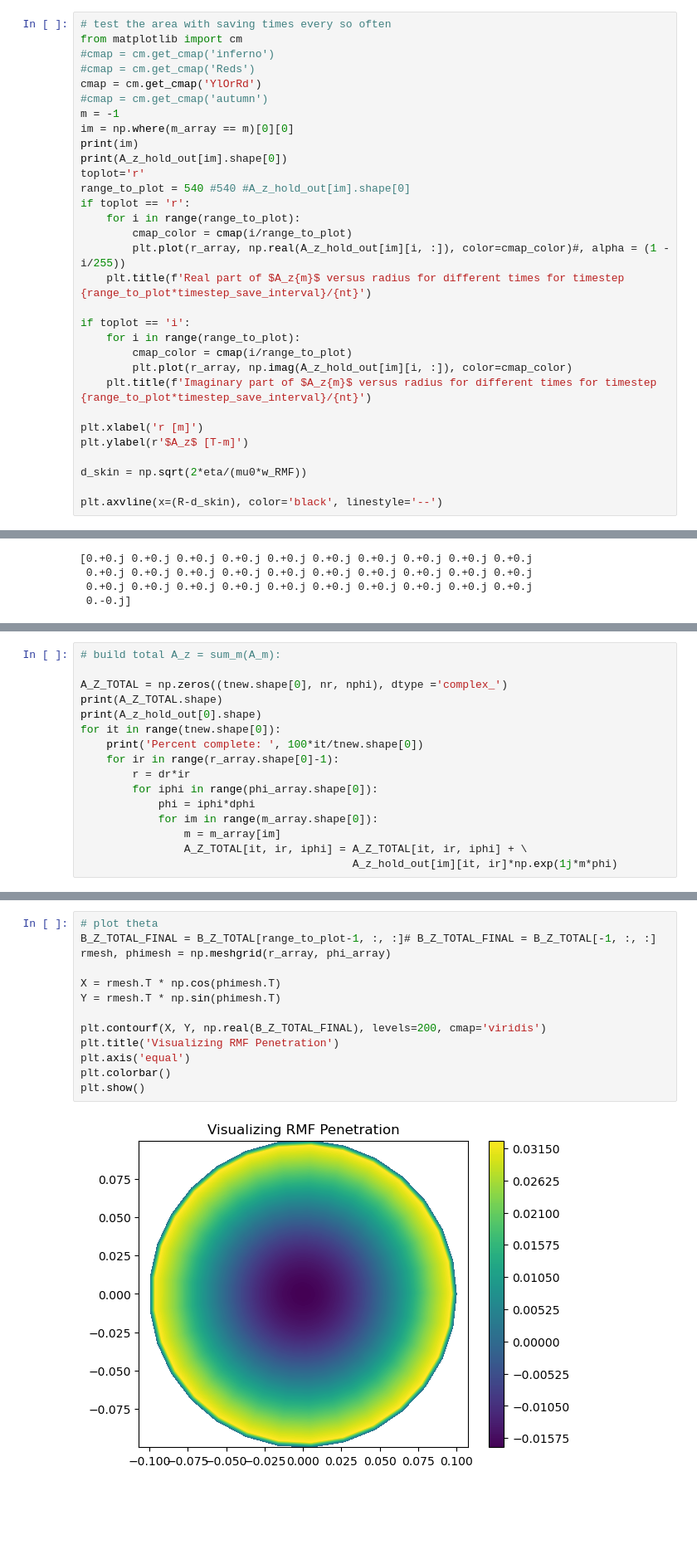
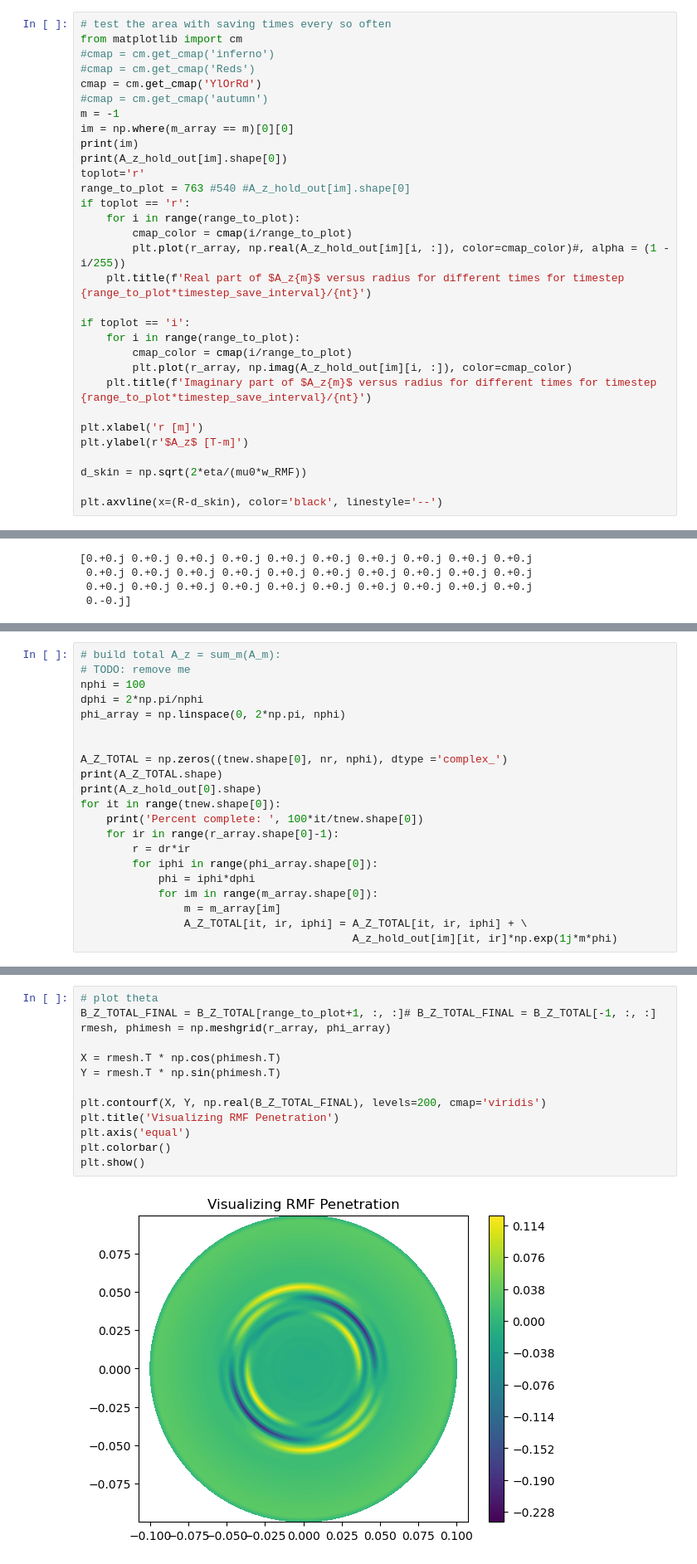
Before and after one commit to vandelij/FRC_RMF, a Jupyter notebook: predictor2_corrector_combine_RMF_code_case_Mlroy1999_fewer_time_steps - Copy.ipynb, the cells around one changed output, grey strips where cells are left out. Shown at 83% size. Cells and saved outputs as stored; diff of their text form; blank space fills up the shorter version.

```diff
--- a/predictor2_corrector_combine_RMF_code_case_Mlroy1999_fewer_time_steps - Copy.ipynb
+++ b/predictor2_corrector_combine_RMF_code_case_Mlroy1999_fewer_time_steps - Copy.ipynb
@@ -913,7 +913,7 @@ im = np.where(m_array == m)[0][0]
 print(im)
 print(A_z_hold_out[im].shape[0])
 toplot='r'
-range_to_plot = 540 #540 #A_z_hold_out[im].shape[0]
+range_to_plot = 763 #540 #A_z_hold_out[im].shape[0]
 if toplot == 'r':
     for i in range(range_to_plot):
         cmap_color = cmap(i/range_to_plot)
@@ -974,6 +974,11 @@ plt.scatter(nmode_array, n_timesteps_to_last_nonNAN)
 [figure]
 # %%
 # build total A_z = sum_m(A_m):
+# TODO: remove me
+nphi = 100
+dphi = 2*np.pi/nphi
+phi_array = np.linspace(0, 2*np.pi, nphi)
+
 
 A_Z_TOTAL = np.zeros((tnew.shape[0], nr, nphi), dtype ='complex_')
 print(A_Z_TOTAL.shape)
@@ -1075,19 +1080,19 @@ Percent complete:  99.75
 Percent complete:  99.875
 # %%
 # plot theta
-B_Z_TOTAL_FINAL = B_Z_TOTAL[range_to_plot-1, :, :]# B_Z_TOTAL_FINAL = B_Z_TOTAL[-1, :, :]
+B_Z_TOTAL_FINAL = B_Z_TOTAL[range_to_plot+1, :, :]# B_Z_TOTAL_FINAL = B_Z_TOTAL[-1, :, :]
 rmesh, phimesh = np.meshgrid(r_array, phi_array)
 
 X = rmesh.T * np.cos(phimesh.T)
 Y = rmesh.T * np.sin(phimesh.T)
 
 plt.contourf(X, Y, np.real(B_Z_TOTAL_FINAL), levels=200, cmap='viridis')
 plt.title('Visualizing RMF Penetration')
 plt.axis('equal')
 plt.colorbar()
 plt.show()
 # %% [output]
-[figure, old version]
+[figure, new version]
 # %%
 from matplotlib.animation import FuncAnimation
 fig, ax = plt.subplots()
```
Also changed, not shown: parts of 18 cells of this notebook, 1 other file.
